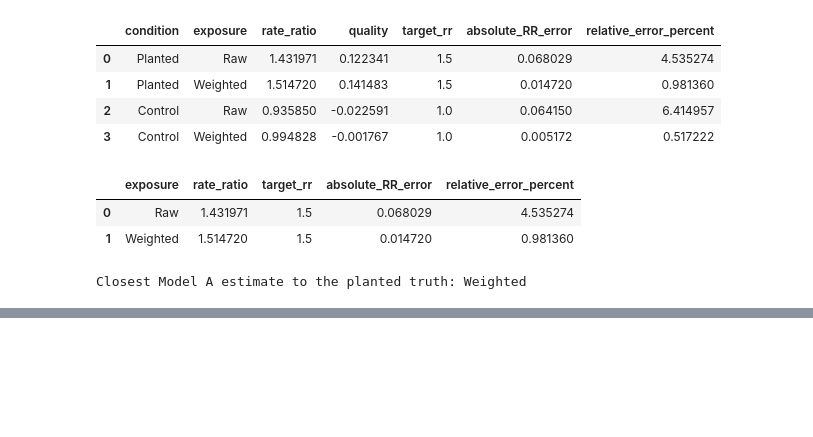
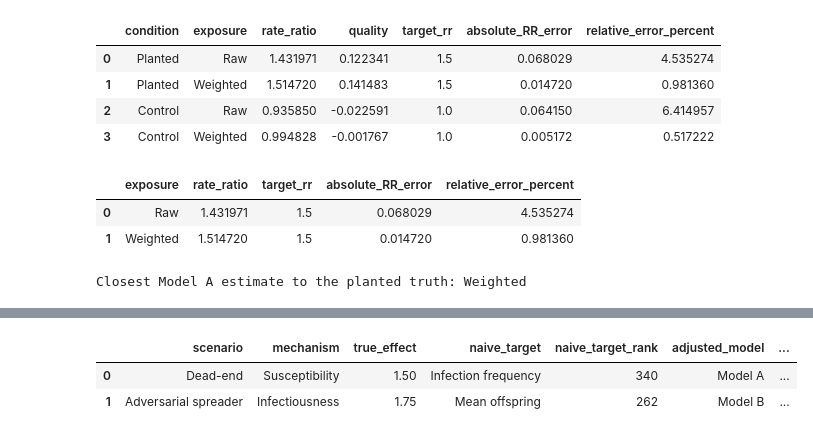
Before and after one commit to kustersjarl/sir-graph-emm, a Jupyter notebook: notebooks/simulation_test_FINAL_WITH_ABLATIONS.ipynb, the cells around one changed output, grey strips where cells are left out. Drawn from its saved outputs; the diff is of its cells as text; code cells hidden in the pictures; blank space fills up the shorter version.

Commit message:
naive baseline addition

```diff
--- a/notebooks/simulation_test_FINAL_WITH_ABLATIONS.ipynb
+++ b/notebooks/simulation_test_FINAL_WITH_ABLATIONS.ipynb
@@ -6400,0 +6778,89 @@ Closest Model A estimate to the planted truth: Weighted
+# %%
+# ============================================================
+# Naive vs contact-adjusted comparison
+# ============================================================
+
+naive_baseline_summary = pd.DataFrame(
+    [
+        {
+            "scenario":
+                "Dead-end",
+
+            "mechanism":
+                "Susceptibility",
+
+            "true_effect":
+                DEAD_END_SUSCEPTIBILITY,
+
+            "naive_target":
+                "Infection frequency",
+
+            "naive_target_rank":
+                int(
+                    dead_end_naive_target.index[0]
+                    + 1
+                ),
+
+            "adjusted_model":
+                "Model A",
+
+            "adjusted_target_rank":
+                int(
+                    dead_end_a_target.index[0]
+                    + 1
+                ),
+
+            "adjusted_estimate":
+                float(
+                    dead_end_a_target.iloc[0][
+                        "rate_ratio"
+                    ]
+                ),
+        },
+
+        {
+            "scenario":
+                "Adversarial spreader",
+
+            "mechanism":
+                "Infectiousness",
+
+            "true_effect":
+                ADVERSARIAL_INFECTIOUSNESS,
+
+            "naive_target":
+                "Mean offspring",
+
+            "naive_target_rank":
+                int(
+                    adversarial_naive_offspring_target
+                    .index[0]
+                    + 1
+                ),
+
+            "adjusted_model":
+                "Model B",
+
+            "adjusted_target_rank":
+                int(
+                    adversarial_b_target.index[0]
+                    + 1
+                ),
+
+            "adjusted_estimate":
+                float(
+                    adversarial_b_target.iloc[0][
+                        "rate_ratio"
+                    ]
+                ),
+        },
+    ]
+)
+
+display(
+    naive_baseline_summary
+)
+# %% [output]
+|  | scenario | mechanism | true_effect | naive_target | naive_target_rank | adjusted_model | ... |
+| 0 | Dead-end | Susceptibility | 1.50 | Infection frequency | 340 | Model A | ... |
+| 1 | Adversarial spreader | Infectiousness | 1.75 | Mean offspring | 262 | Model B | ... |
```
Also changed, not shown: parts of 6 cells of this notebook.
